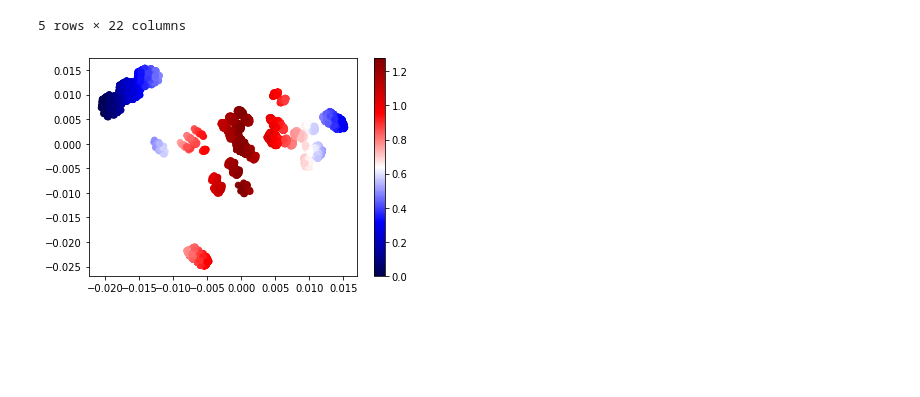
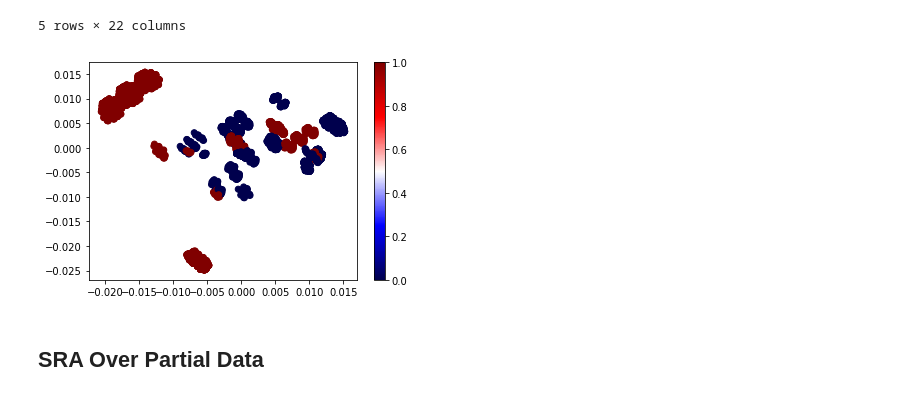
Before and after one commit to wetherc/sra, a Jupyter notebook: sra_demo.ipynb, the cells around one changed output. Drawn from its saved outputs; the diff is of its cells as text; code cells hidden in the pictures; blank space fills up the shorter version.

```diff
--- a/sra_demo.ipynb
+++ b/sra_demo.ipynb
@@ -177,6 +177,8 @@ data.head()
 # %%
 kernel = hamming_kernel(data)
 eigens, anomaly_rank, mFLAG = sra(kernel)
-plot_clusters(eigens, anomaly_rank)
+plot_clusters(eigens, edible.cat.codes)
 # %% [output]
-[figure, old version]
+[figure, new version]
+# %% [markdown]
+## SRA Over Partial Data
```
Also changed, not shown: parts of 6 cells of this notebook, 2 other files.
